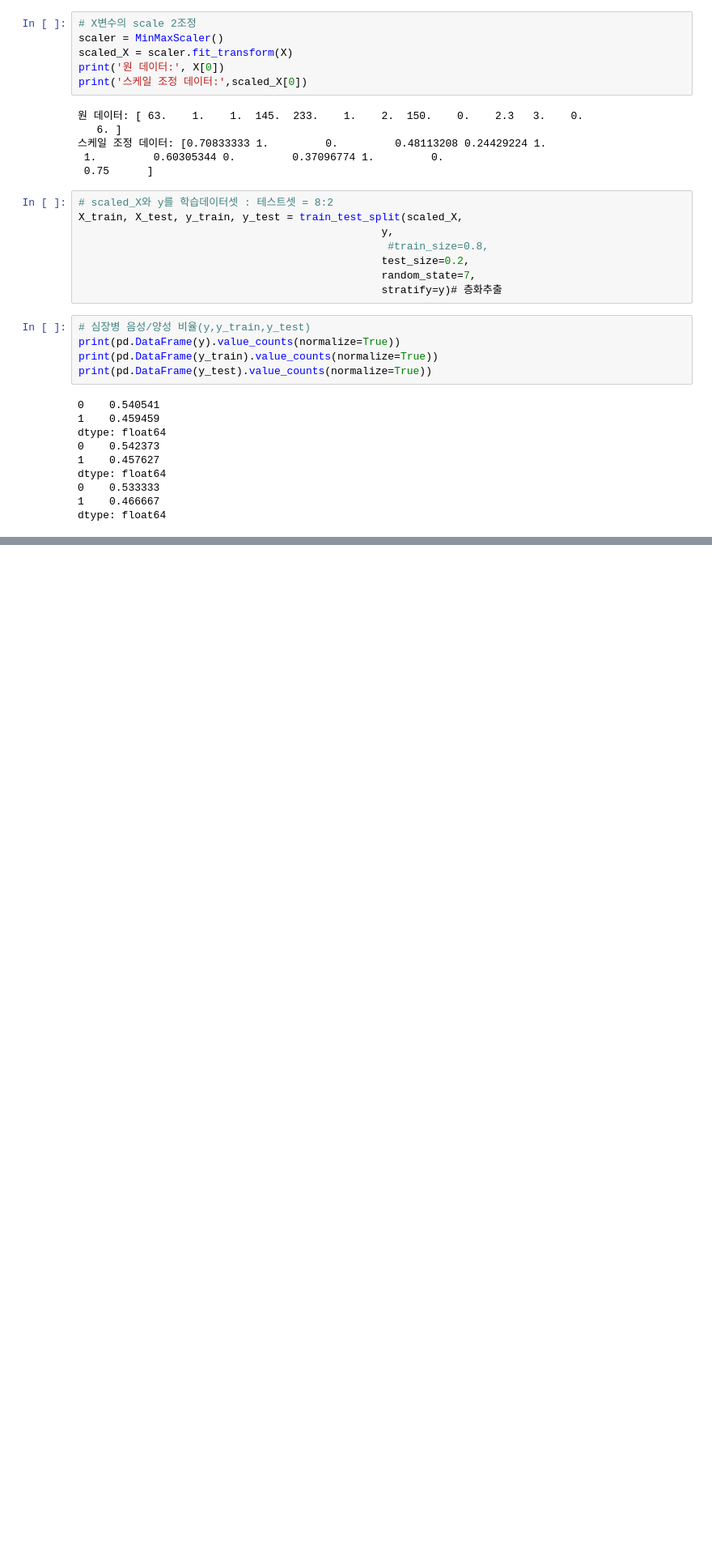
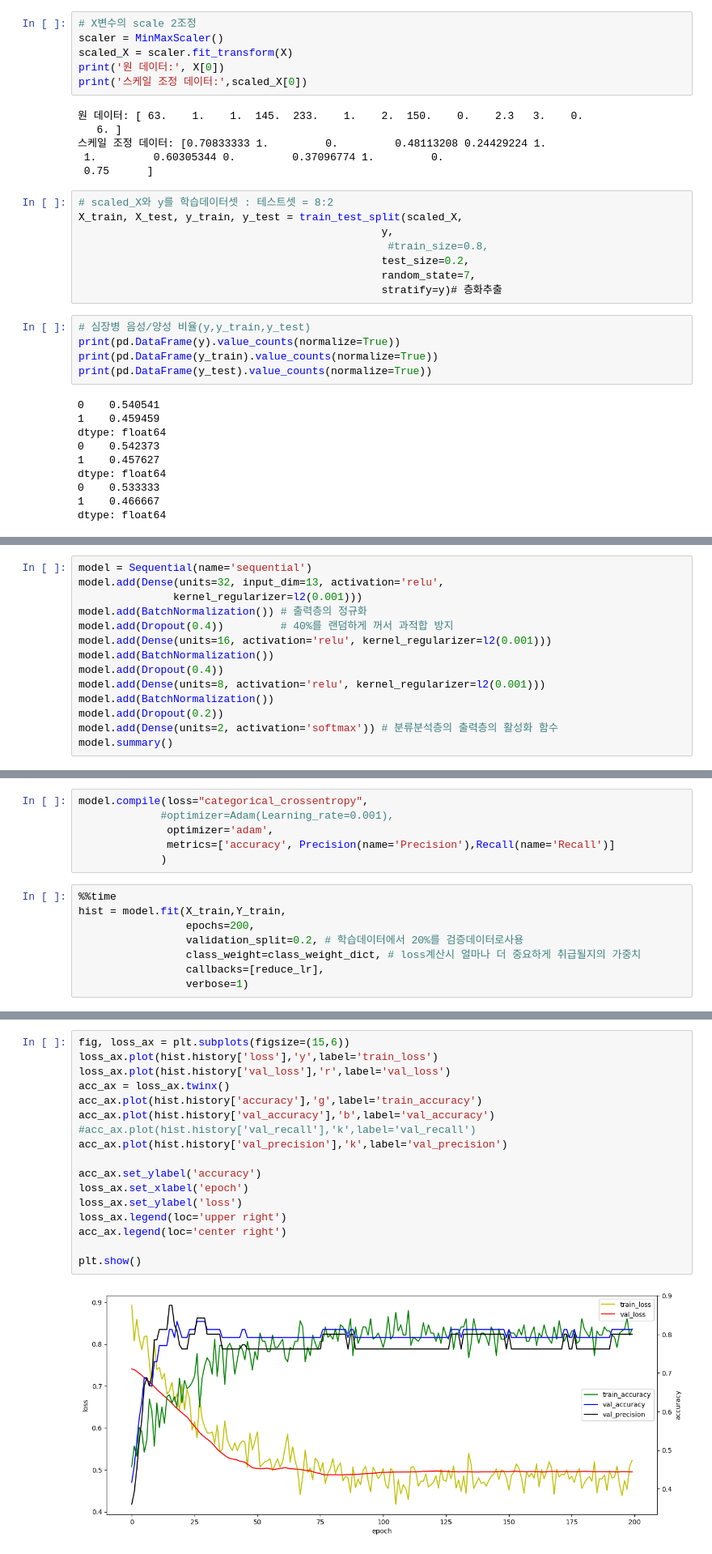
Before and after one commit to zardness/Sang, a Jupyter notebook: source/05_DeepLearning/06_심장병발병예측(로지스틱회귀,분류).ipynb, the cells around one changed output, grey strips where cells are left out. Shown at 81% size. Saved outputs shown, nothing was run; the diff lists cells and outputs as text; blank space fills up the shorter version.

```diff
--- a/source/05_DeepLearning/06_심장병발병예측(로지스틱회귀,분류).ipynb
+++ b/source/05_DeepLearning/06_심장병발병예측(로지스틱회귀,분류).ipynb
@@ -212,0 +470,14 @@ dtype: float64
+# %%
+model = Sequential(name='sequential')
+model.add(Dense(units=32, input_dim=13, activation='relu',
+               kernel_regularizer=l2(0.001)))
+model.add(BatchNormalization()) # 출력층의 정규화
+model.add(Dropout(0.4))         # 40%를 랜덤하게 꺼서 과적합 방지
+model.add(Dense(units=16, activation='relu', kernel_regularizer=l2(0.001)))
+model.add(BatchNormalization())
+model.add(Dropout(0.4))
+model.add(Dense(units=8, activation='relu', kernel_regularizer=l2(0.001)))
+model.add(BatchNormalization())
+model.add(Dropout(0.2))
+model.add(Dense(units=2, activation='softmax')) # 분류분석층의 출력층의 활성화 함수
+model.summary()
@@ -212,0 +502,14 @@ dtype: float64
+# %%
+model.compile(loss="categorical_crossentropy",
+             #optimizer=Adam(Learning_rate=0.001),
+              optimizer='adam',
+              metrics=['accuracy', Precision(name='Precision'),Recall(name='Recall')]
+             )
+# %%
+%%time
+hist = model.fit(X_train,Y_train,
+                 epochs=200,
+                 validation_split=0.2, # 학습데이터에서 20%를 검증데이터로사용
+                 class_weight=class_weight_dict, # loss계산시 얼마나 더 중요하게 취급될지의 가중치
+                 callbacks=[reduce_lr],
+                 verbose=1)
@@ -212,0 +525,19 @@ dtype: float64
+# %%
+fig, loss_ax = plt.subplots(figsize=(15,6))
+loss_ax.plot(hist.history['loss'],'y',label='train_loss')
+loss_ax.plot(hist.history['val_loss'],'r',label='val_loss')
+acc_ax = loss_ax.twinx()
+acc_ax.plot(hist.history['accuracy'],'g',label='train_accuracy')
+acc_ax.plot(hist.history['val_accuracy'],'b',label='val_accuracy')
+#acc_ax.plot(hist.history['val_recall'],'k',label='val_recall')
+acc_ax.plot(hist.history['val_precision'],'k',label='val_precision')
+
+acc_ax.set_ylabel('accuracy')
+loss_ax.set_xlabel('epoch')
+loss_ax.set_ylabel('loss')
+loss_ax.legend(loc='upper right')
+acc_ax.legend(loc='center right')
+
+plt.show()
+# %% [output]
+[figure, added]
```
Also changed, not shown: parts of 37 cells of this notebook, 2 other files.
